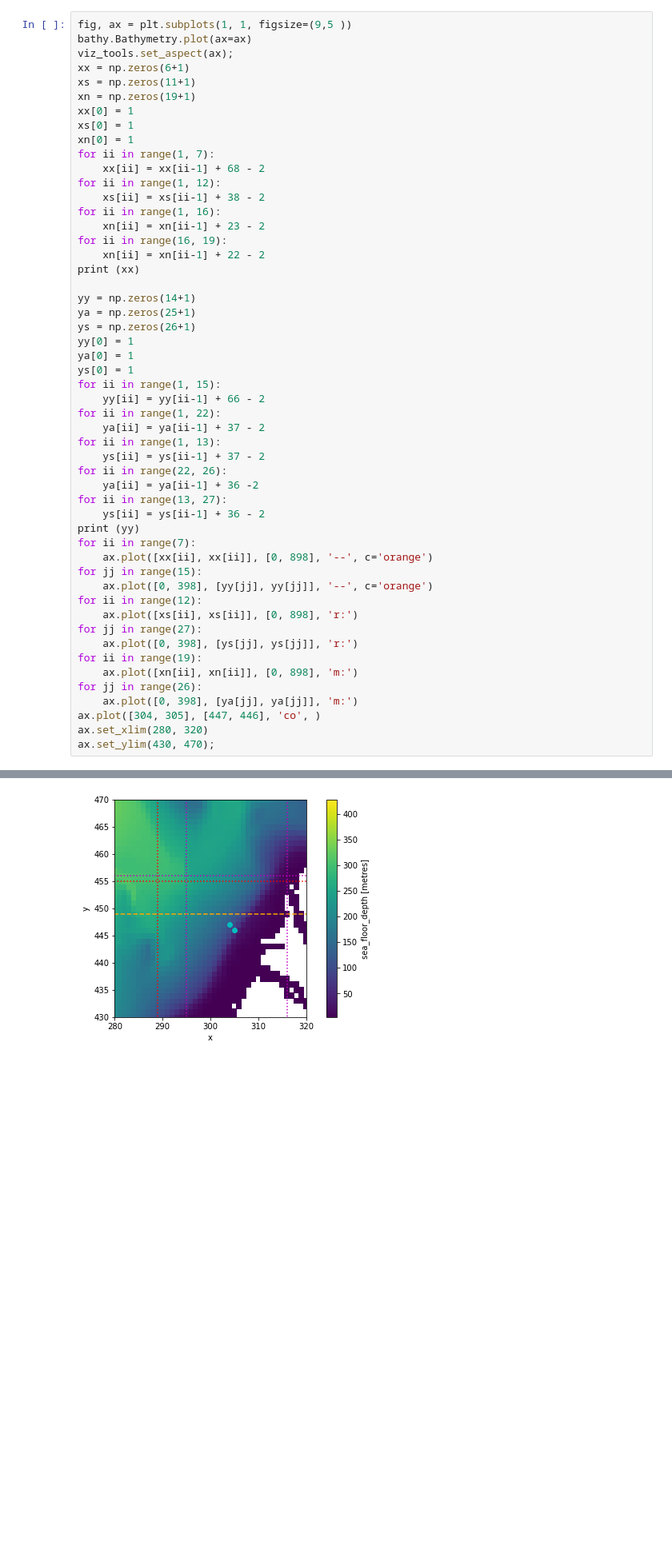
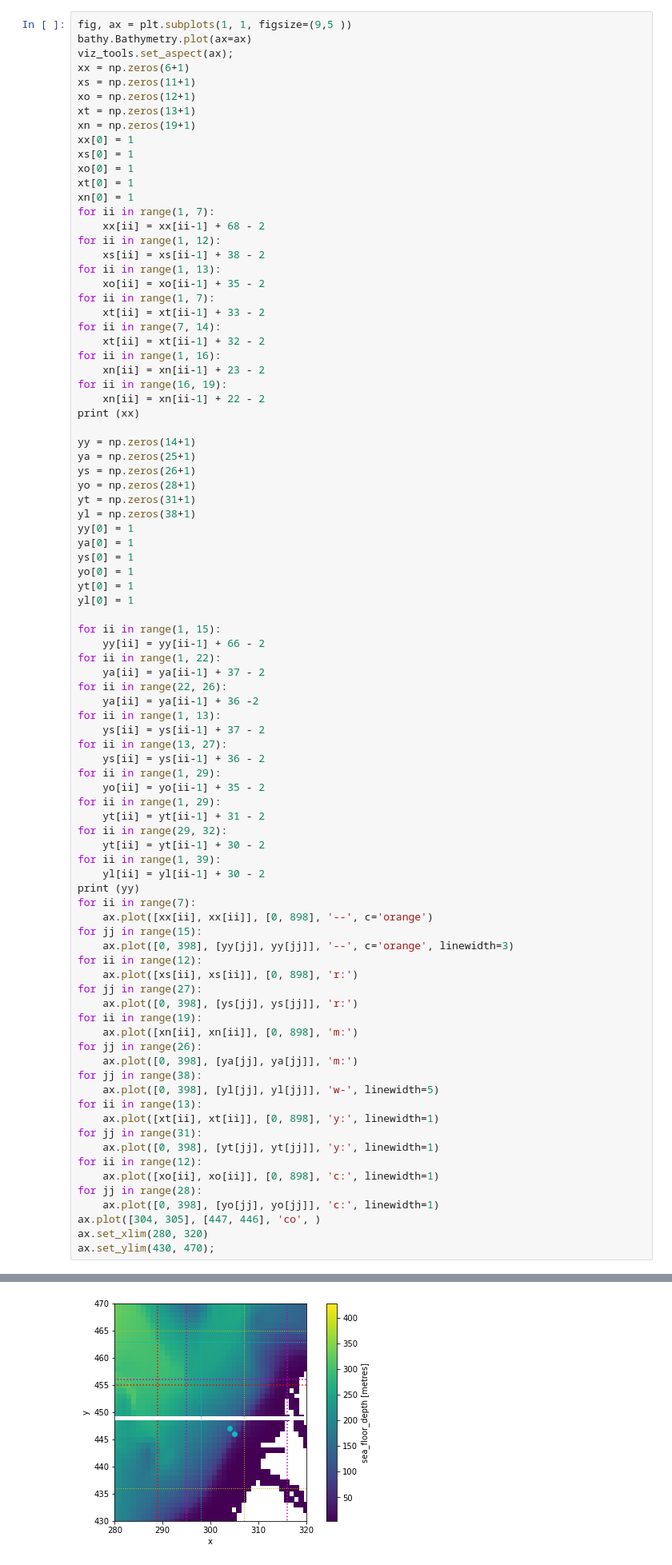
Before and after one commit to SalishSeaCast/analysis-susan, a Jupyter notebook: IonaOutfall/Grid_position.ipynb, the cells around one changed output, grey strips where cells are left out. Shown at 80% size. Cells and saved outputs as stored; diff of their text form; blank space fills up the shorter version.

```diff
--- a/IonaOutfall/Grid_position.ipynb
+++ b/IonaOutfall/Grid_position.ipynb
@@ -14,14 +14,24 @@ bathy.Bathymetry.plot(ax=ax)
 viz_tools.set_aspect(ax);
 xx = np.zeros(6+1)
 xs = np.zeros(11+1)
+xo = np.zeros(12+1)
+xt = np.zeros(13+1)
 xn = np.zeros(19+1)
 xx[0] = 1
 xs[0] = 1
+xo[0] = 1
+xt[0] = 1
 xn[0] = 1
 for ii in range(1, 7):
     xx[ii] = xx[ii-1] + 68 - 2
 for ii in range(1, 12):
     xs[ii] = xs[ii-1] + 38 - 2
+for ii in range(1, 13):
+    xo[ii] = xo[ii-1] + 35 - 2
+for ii in range(1, 7):
+    xt[ii] = xt[ii-1] + 33 - 2
+for ii in range(7, 14):
+    xt[ii] = xt[ii-1] + 32 - 2
 for ii in range(1, 16):
     xn[ii] = xn[ii-1] + 23 - 2
 for ii in range(16, 19):
@@ -31,37 +41,62 @@ print (xx)
 yy = np.zeros(14+1)
 ya = np.zeros(25+1)
 ys = np.zeros(26+1)
+yo = np.zeros(28+1)
+yt = np.zeros(31+1)
+yl = np.zeros(38+1)
 yy[0] = 1
 ya[0] = 1
 ys[0] = 1
+yo[0] = 1
+yt[0] = 1
+yl[0] = 1
+
 for ii in range(1, 15):
     yy[ii] = yy[ii-1] + 66 - 2
 for ii in range(1, 22):
     ya[ii] = ya[ii-1] + 37 - 2
+for ii in range(22, 26):
+    ya[ii] = ya[ii-1] + 36 -2
 for ii in range(1, 13):
     ys[ii] = ys[ii-1] + 37 - 2
-for ii in range(22, 26):
-    ya[ii] = ya[ii-1] + 36 -2
 for ii in range(13, 27):
     ys[ii] = ys[ii-1] + 36 - 2
+for ii in range(1, 29):
+    yo[ii] = yo[ii-1] + 35 - 2
+for ii in range(1, 29):
+    yt[ii] = yt[ii-1] + 31 - 2
+for ii in range(29, 32):
+    yt[ii] = yt[ii-1] + 30 - 2
+for ii in range(1, 39):
+    yl[ii] = yl[ii-1] + 30 - 2
 print (yy)
 for ii in range(7):
     ax.plot([xx[ii], xx[ii]], [0, 898], '--', c='orange')
 for jj in range(15):
-    ax.plot([0, 398], [yy[jj], yy[jj]], '--', c='orange')
+    ax.plot([0, 398], [yy[jj], yy[jj]], '--', c='orange', linewidth=3)
 for ii in range(12):
     ax.plot([xs[ii], xs[ii]], [0, 898], 'r:')
 for jj in range(27):
     ax.plot([0, 398], [ys[jj], ys[jj]], 'r:')
 for ii in range(19):
     ax.plot([xn[ii], xn[ii]], [0, 898], 'm:')
 for jj in range(26):
     ax.plot([0, 398], [ya[jj], ya[jj]], 'm:')
+for jj in range(38):
+    ax.plot([0, 398], [yl[jj], yl[jj]], 'w-', linewidth=5)
+for ii in range(13):
+    ax.plot([xt[ii], xt[ii]], [0, 898], 'y:', linewidth=1)
+for jj in range(31):
+    ax.plot([0, 398], [yt[jj], yt[jj]], 'y:', linewidth=1)
+for ii in range(12):
+    ax.plot([xo[ii], xo[ii]], [0, 898], 'c:', linewidth=1)
+for jj in range(28):
+    ax.plot([0, 398], [yo[jj], yo[jj]], 'c:', linewidth=1)
 ax.plot([304, 305], [447, 446], 'co', )
 ax.set_xlim(280, 320)
 ax.set_ylim(430, 470);
 # %% [output]
 [  1.  67. 133. 199. 265. 331. 397.]
 [  1.  65. 129. 193. 257. 321. 385. 449. 513. 577. 641. 705. 769. 833.
  897.]
-[figure, old version]
+[figure, new version]
```
Also changed, not shown: parts of 1 cell of this notebook, 1 other file.
